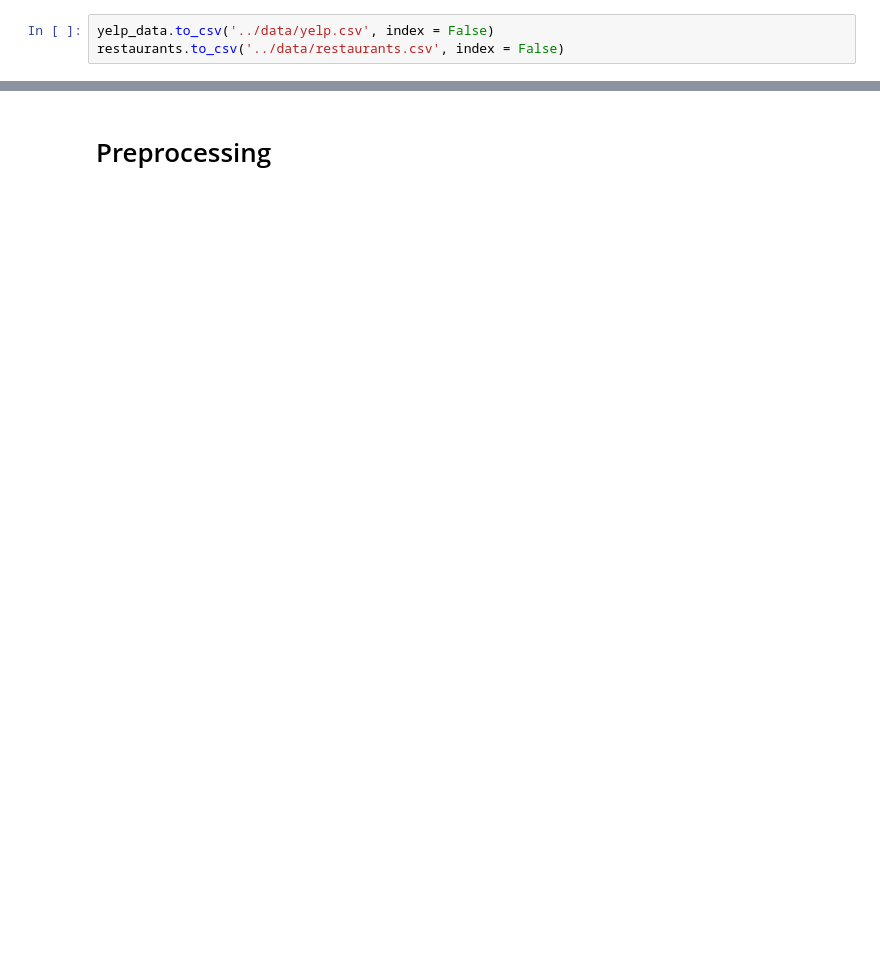
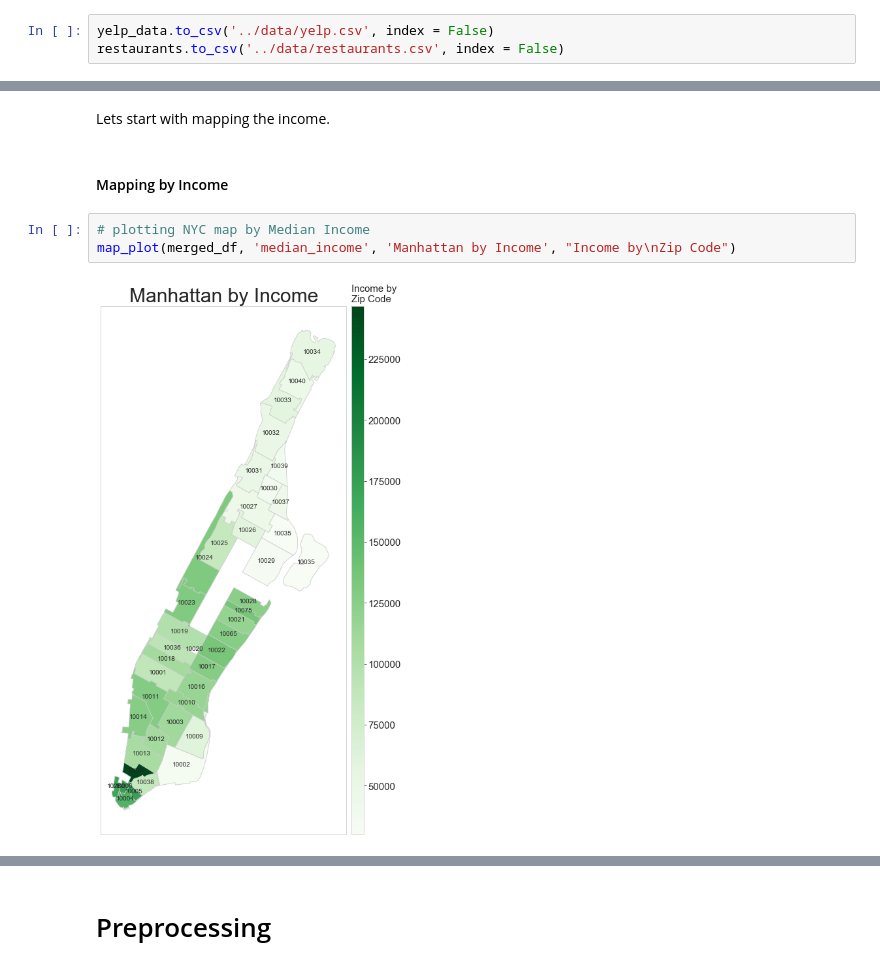
Before and after one commit to LexLau/Predicting-Affluence-in-Manhattan-using-Yelp-Pricing-Data, a Jupyter notebook: Code/Master_Notebook.ipynb, the cells around one changed output, grey strips where cells are left out. Drawn from its saved outputs; the diff is of its cells as text; blank space fills up the shorter version.

```diff
--- a/Code/Master_Notebook.ipynb
+++ b/Code/Master_Notebook.ipynb
@@ -1371,0 +1428,9 @@ restaurants.to_csv('../data/restaurants.csv', index = False)
+# %% [markdown]
+Lets start with mapping the income.
+# %% [markdown]
+#### Mapping by Income
+# %%
+# plotting NYC map by Median Income
+map_plot(merged_df, 'median_income', 'Manhattan by Income', "Income by\nZip Code")
+# %% [output]
+[figure, added]
```
Also changed, not shown: parts of 305 cells of this notebook, 3 other files.
